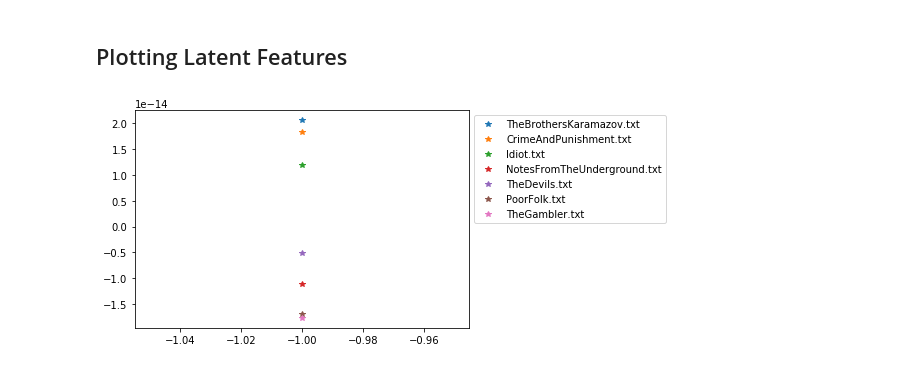
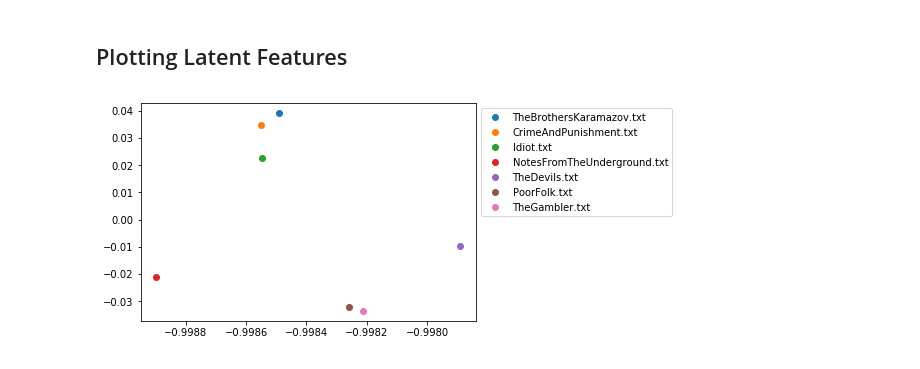
Before and after one commit to alpteko/Dostoyevsky, a Jupyter notebook: LatentSemanticAnalysis.ipynb, the cells around one changed output. Cells and saved outputs as stored; diff of their text form; code cells hidden in the pictures.

```diff
--- a/LatentSemanticAnalysis.ipynb
+++ b/LatentSemanticAnalysis.ipynb
@@ -111,13 +111,18 @@ plt.title('Singular Values')
 S = np.diag(S_1)
 plt.figure(1)
 app = np.zeros(Sz)
+app_f =np.zeros(Sz-1)
 for i in range(Sz):
     V_t =V[0:i+1,:]
     A_i = np.dot(np.dot(U[:,0:i+1],S[0:i+1,0:i+1] ),V_t)
-    app[i] = np.linalg.norm(A-A_i,2);
-plt.plot(app)
-plt.plot(S_1[1:Sz+1],'*')
+    app[i] = np.linalg.norm(A-A_i)
+plt.plot(app,label='Error')
+for i in range(1,Sz):
+    t = np.power(S,2)
+    app_f[i-1] = np.sqrt(np.sum(t[i:Sz+1]))
+plt.plot(S_1[1:Sz+1],'*',label='Norm2')
+plt.plot(app_f,'*',label= 'Frobinous')
 plt.title('Low Rank Approximation Errors')
+plt.legend()
 plt.show()
-print(app)
 # %% [output]
@@ -140,12 +143,11 @@ SVD is done.
 ## Plotting Latent Features
 # %%
 plt.figure(3)
-U = np.dot(U, np.diag(s))
-a = U[:,0:2]
+LF = np.dot(U, np.diag(s))
+ILF = LF[:,0:2]
 for i in range(T):
-    d = np.sqrt(a[i,0]*a[i,0] + a[i,1]*a[i,1])
-    plt.plot(a[i,0]/d,a[i,1]/d,'*',label=f_list[i])
+    plt.plot(ILF[i,0],ILF[i,1],'o',label=f_list[i])
 plt.legend(loc='upper left', prop={'size':10}, bbox_to_anchor=(1,1))
 plt.show()
 # %% [output]
-[figure, old version]
+[figure, new version]
```
Also changed, not shown: parts of 2 cells of this notebook.
